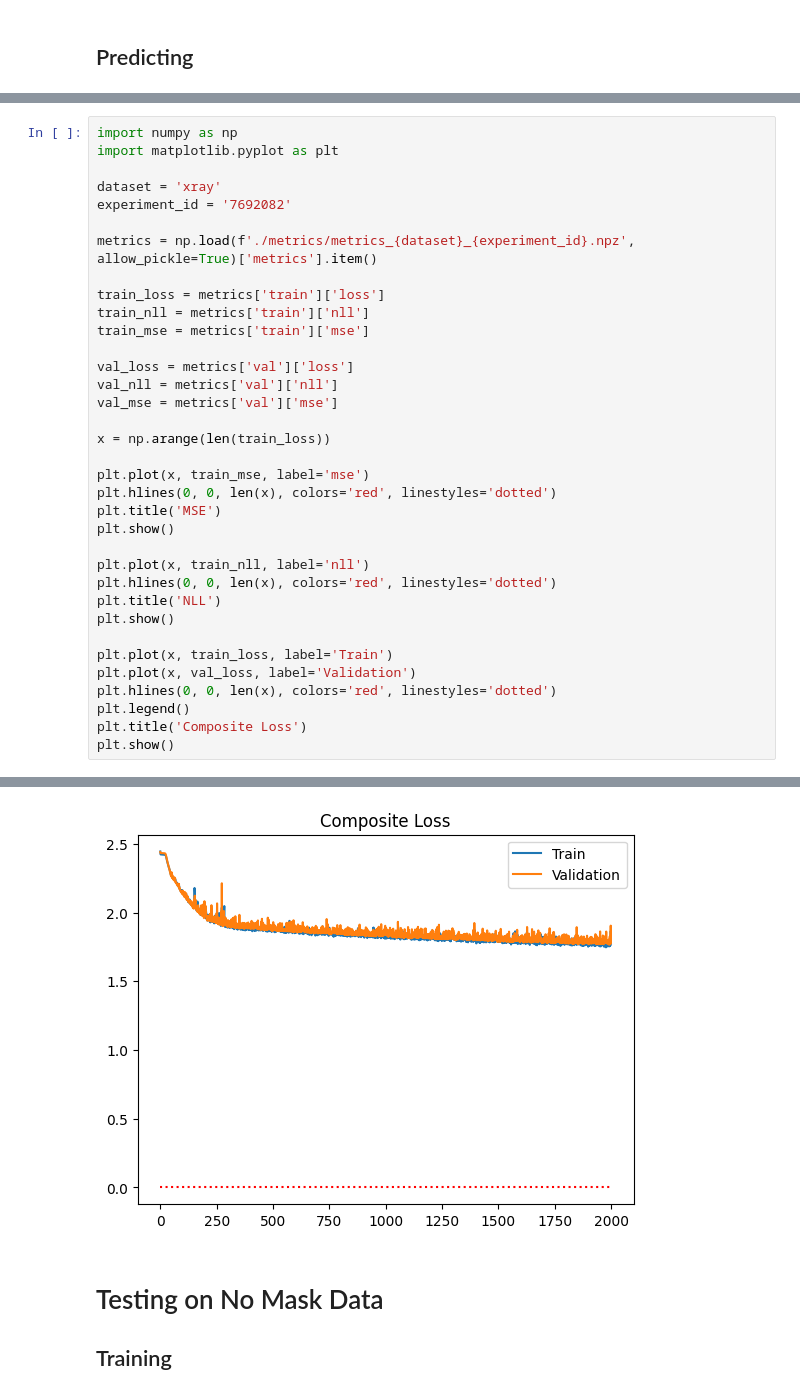
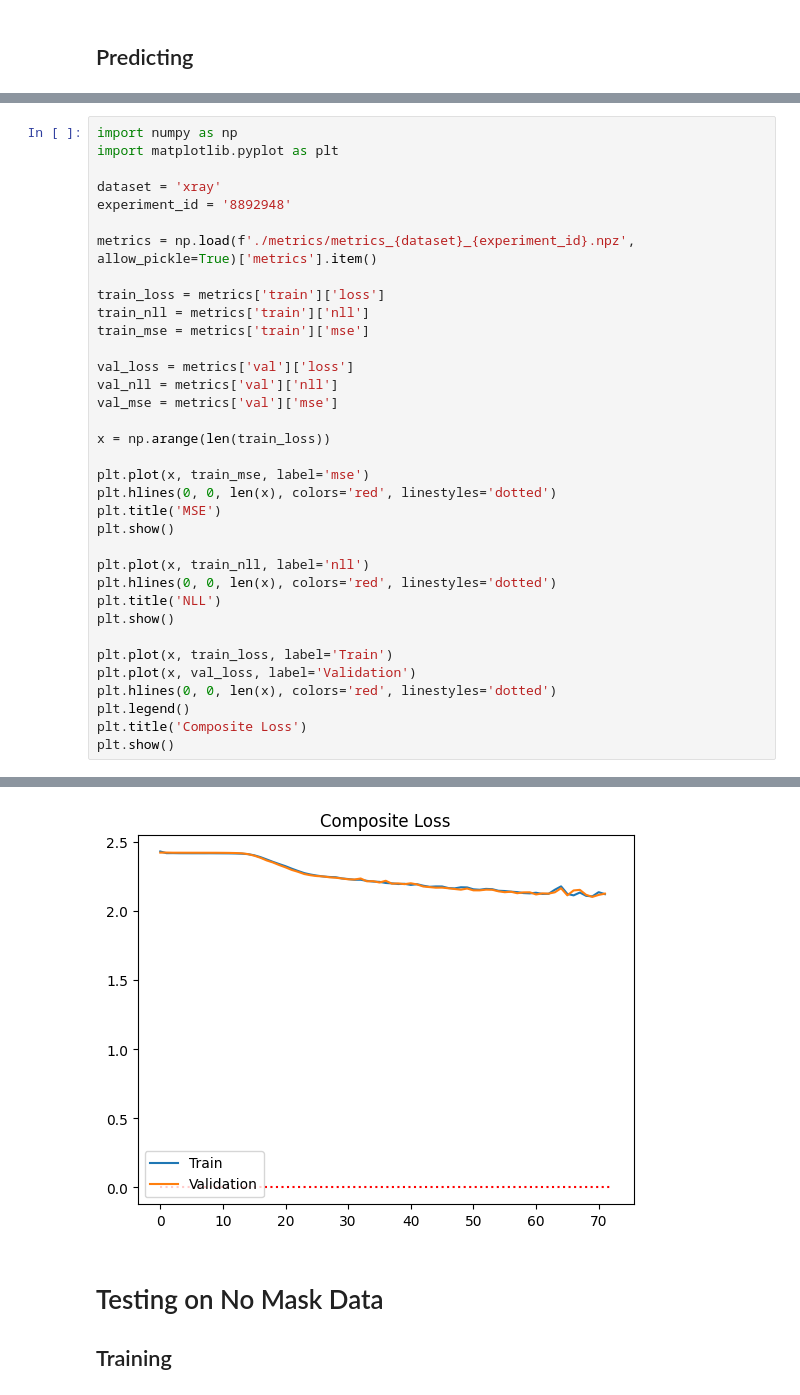
Before and after one commit to GabrielSasseville01/SgrA_Interpolation, a Jupyter notebook: Tripletformer/testing.ipynb, the cells around one changed output, grey strips where cells are left out. Saved outputs shown, nothing was run; the diff lists cells and outputs as text.

```diff
--- a/Tripletformer/testing.ipynb
+++ b/Tripletformer/testing.ipynb
@@ -361,7 +351,7 @@ import numpy as np
 import matplotlib.pyplot as plt
 
 dataset = 'xray'
-experiment_id = '7692082'
+experiment_id = '8892948'
 
 metrics = np.load(f'./metrics/metrics_{dataset}_{experiment_id}.npz', allow_pickle=True)['metrics'].item()
 
@@ -397,4 +387,4 @@ plt.show()
-[figure, old version]
+[figure, new version]
 # %% [markdown]
 # Testing on No Mask Data
 
```
Also changed, not shown: parts of 19 cells of this notebook, 1 other file.
